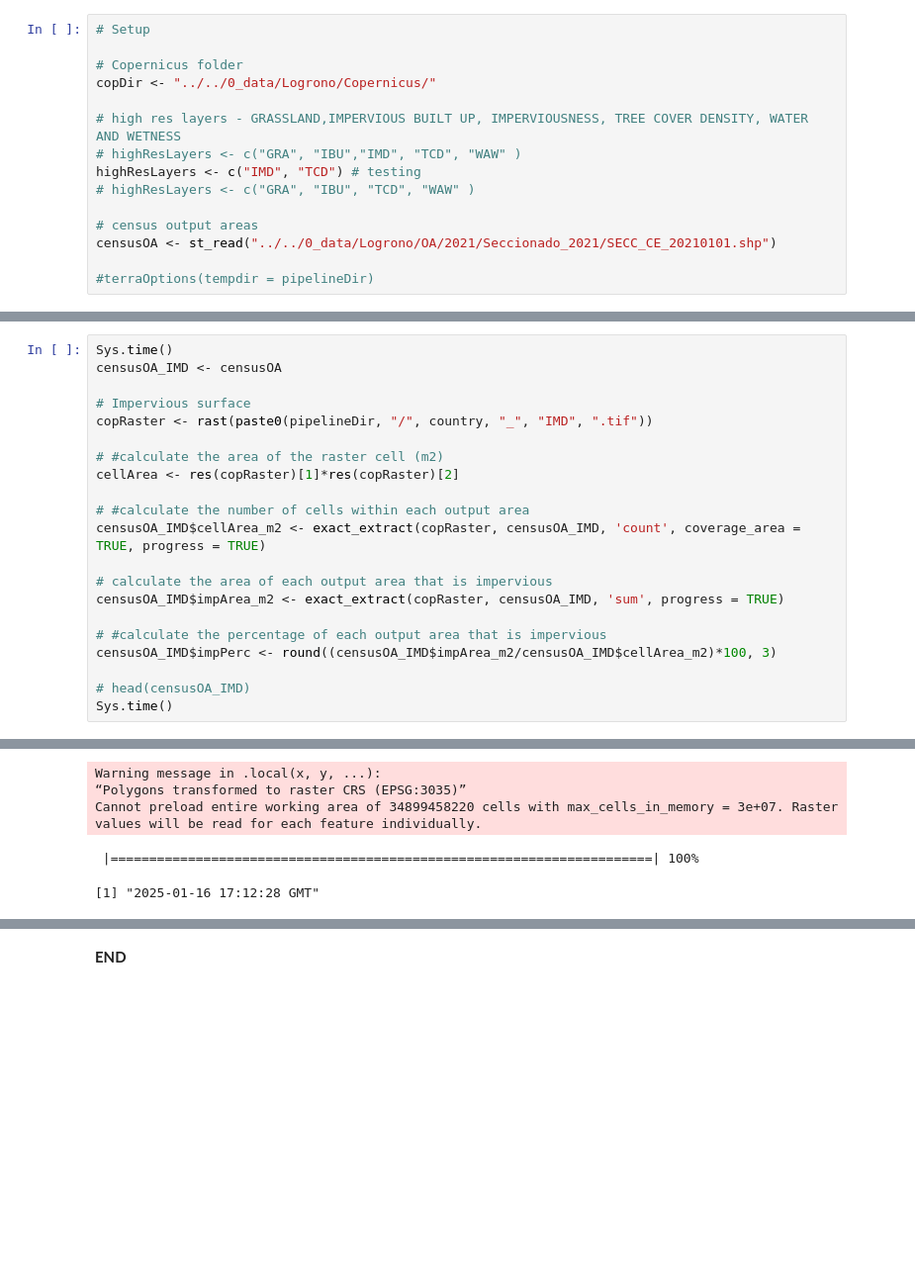
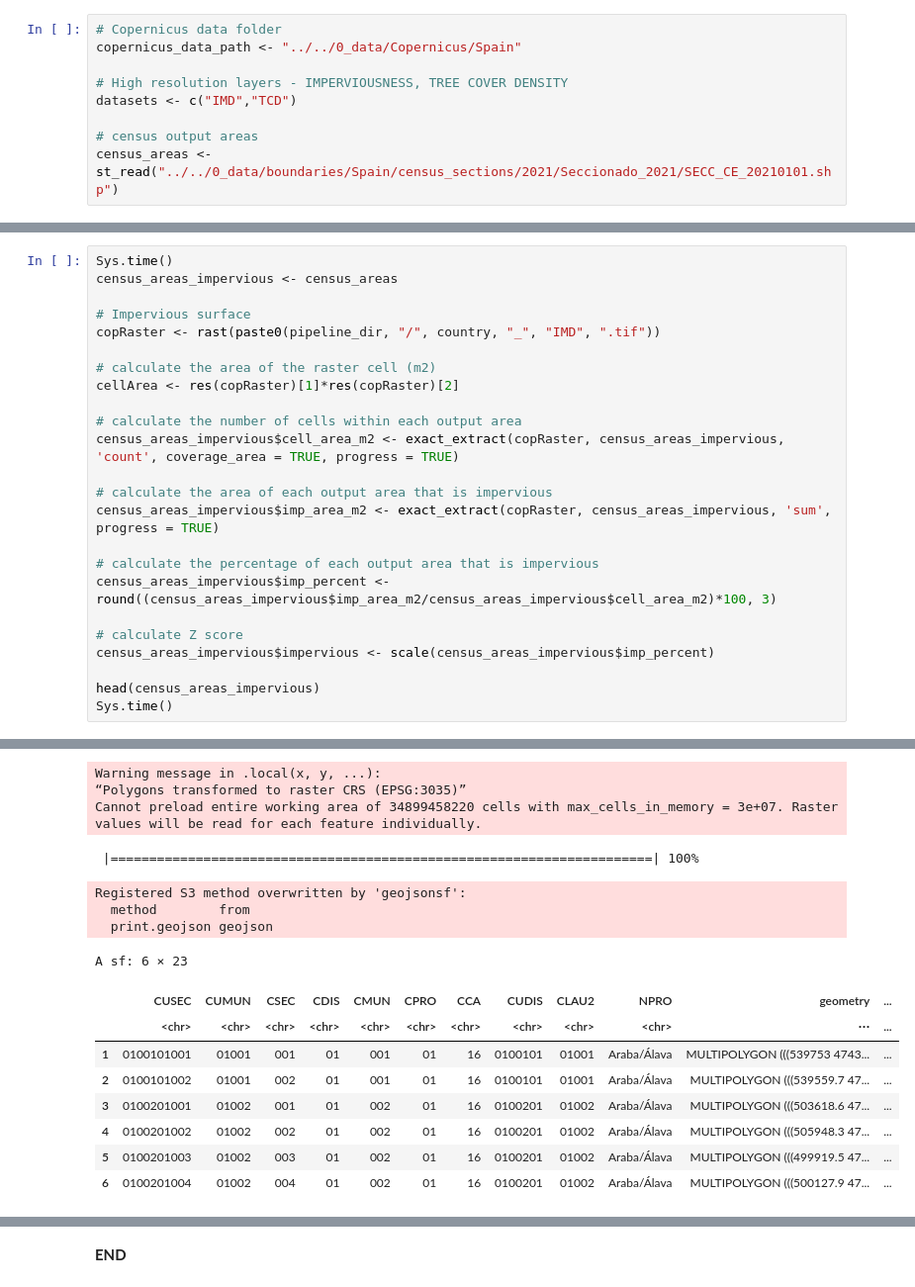
Before and after one commit to UCC-CLIMPADAP/SVIBook, a Jupyter notebook: Cities/Logrono/Copernicus_Data_to_Indicators.ipynb, the cells around one changed output, grey strips where cells are left out. Shown at 99% size. Cells and saved outputs as stored; diff of their text form; blank space fills up the shorter version.

```diff
--- a/Cities/Logrono/Copernicus_Data_to_Indicators.ipynb
+++ b/Cities/Logrono/Copernicus_Data_to_Indicators.ipynb
@@ -31,17 +36,11 @@ country <- "Spain"
 # %%
-# Setup
+# Copernicus data folder
+copernicus_data_path <- "../../0_data/Copernicus/Spain"
 
-# Copernicus folder
-copDir <- "../../0_data/Logrono/Copernicus/"
-
-# high res layers - GRASSLAND,IMPERVIOUS BUILT UP, IMPERVIOUSNESS, TREE COVER DENSITY, WATER AND WETNESS
-# highResLayers <- c("GRA", "IBU","IMD", "TCD", "WAW" )
-highResLayers <- c("IMD", "TCD") # testing
-# highResLayers <- c("GRA", "IBU", "TCD", "WAW" )
+# High resolution layers - IMPERVIOUSNESS, TREE COVER DENSITY
+datasets <- c("IMD","TCD")
 
 # census output areas
-censusOA <- st_read("../../0_data/Logrono/OA/2021/Seccionado_2021/SECC_CE_20210101.shp")
-
-#terraOptions(tempdir = pipelineDir)
+census_areas <- st_read("../../0_data/boundaries/Spain/census_sections/2021/Seccionado_2021/SECC_CE_20210101.shp")
 # %% [output]
 Reading layer `SECC_CE_20210101' from data source
@@ -89,22 +89,25 @@ for(cop in highResLayers){
 # %%
 Sys.time()
-censusOA_IMD <- censusOA
+census_areas_impervious <- census_areas
 
 # Impervious surface
-copRaster <- rast(paste0(pipelineDir, "/", country, "_", "IMD", ".tif"))
+copRaster <- rast(paste0(pipeline_dir, "/", country, "_", "IMD", ".tif"))
 
-# #calculate the area of the raster cell (m2)
+# calculate the area of the raster cell (m2)
 cellArea <- res(copRaster)[1]*res(copRaster)[2]
 
-# #calculate the number of cells within each output area
-censusOA_IMD$cellArea_m2 <- exact_extract(copRaster, censusOA_IMD, 'count', coverage_area = TRUE, progress = TRUE)
+# calculate the number of cells within each output area
+census_areas_impervious$cell_area_m2 <- exact_extract(copRaster, census_areas_impervious, 'count', coverage_area = TRUE, progress = TRUE)
 
 # calculate the area of each output area that is impervious
-censusOA_IMD$impArea_m2 <- exact_extract(copRaster, censusOA_IMD, 'sum', progress = TRUE)
+census_areas_impervious$imp_area_m2 <- exact_extract(copRaster, census_areas_impervious, 'sum', progress = TRUE)
 
-# #calculate the percentage of each output area that is impervious
-censusOA_IMD$impPerc <- round((censusOA_IMD$impArea_m2/censusOA_IMD$cellArea_m2)*100, 3)
+# calculate the percentage of each output area that is impervious
+census_areas_impervious$imp_percent <- round((census_areas_impervious$imp_area_m2/census_areas_impervious$cell_area_m2)*100, 3)
 
-# head(censusOA_IMD)
+# calculate Z score
+census_areas_impervious$impervious <- scale(census_areas_impervious$imp_percent)
+
+head(census_areas_impervious)
 Sys.time()
 # %% [output]
@@ -112,9 +115,20 @@ Sys.time()
 Warning message in .local(x, y, ...):
 “Polygons transformed to raster CRS (EPSG:3035)”
 Cannot preload entire working area of 34899458220 cells with max_cells_in_memory = 3e+07. Raster values will be read for each feature individually.
  |======================================================================| 100%
 Warning message in .local(x, y, ...):
 “Polygons transformed to raster CRS (EPSG:3035)”
 Cannot preload entire working area of 34899458220 cells with max_cells_in_memory = 3e+07. Raster values will be read for each feature individually.
  |======================================================================| 100%
-[1] "2025-01-16 17:12:28 GMT"
+Registered S3 method overwritten by 'geojsonsf':
+  method        from
+  print.geojson geojson
+A sf: 6 × 23
+|  | CUSEC | CUMUN | CSEC | CDIS | CMUN | CPRO | CCA | CUDIS | CLAU2 | NPRO | geometry | ... |
+|  | <chr> | <chr> | <chr> | <chr> | <chr> | <chr> | <chr> | <chr> | <chr> | <chr> | ⋯ | ... |
+| 1 | 0100101001 | 01001 | 001 | 01 | 001 | 01 | 16 | 0100101 | 01001 | Araba/Álava | MULTIPOLYGON (((539753 4743... | ... |
+| 2 | 0100101002 | 01001 | 002 | 01 | 001 | 01 | 16 | 0100101 | 01001 | Araba/Álava | MULTIPOLYGON (((539559.7 47... | ... |
+| 3 | 0100201001 | 01002 | 001 | 01 | 002 | 01 | 16 | 0100201 | 01002 | Araba/Álava | MULTIPOLYGON (((503618.6 47... | ... |
+| 4 | 0100201002 | 01002 | 002 | 01 | 002 | 01 | 16 | 0100201 | 01002 | Araba/Álava | MULTIPOLYGON (((505948.3 47... | ... |
+| 5 | 0100201003 | 01002 | 003 | 01 | 002 | 01 | 16 | 0100201 | 01002 | Araba/Álava | MULTIPOLYGON (((499919.5 47... | ... |
+| 6 | 0100201004 | 01002 | 004 | 01 | 002 | 01 | 16 | 0100201 | 01002 | Araba/Álava | MULTIPOLYGON (((500127.9 47... | ... |
```
Also changed, not shown: parts of 14 cells of this notebook, 5 other files.
